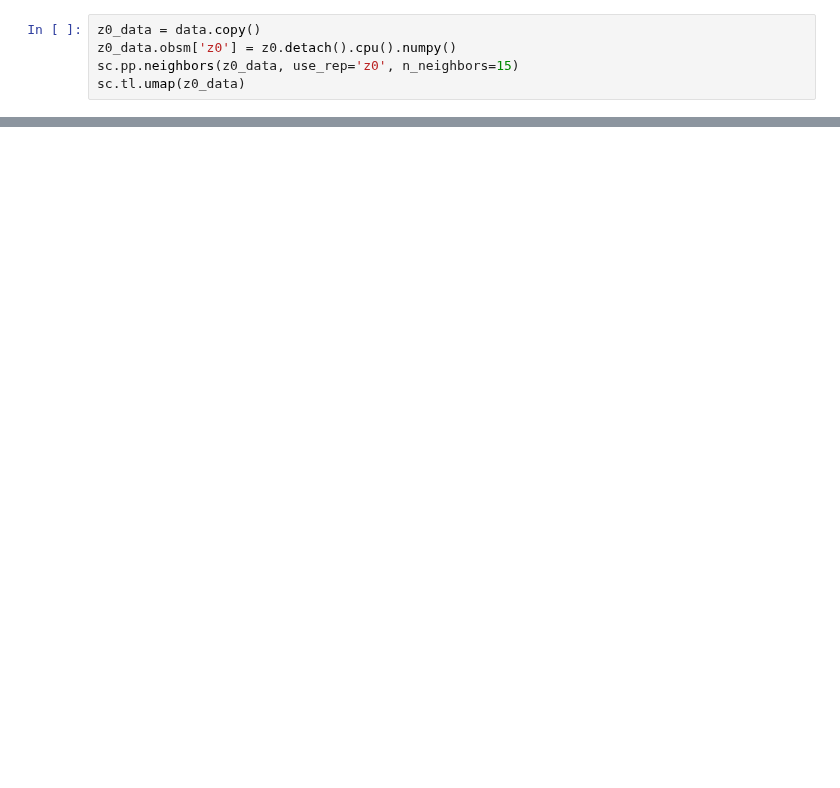
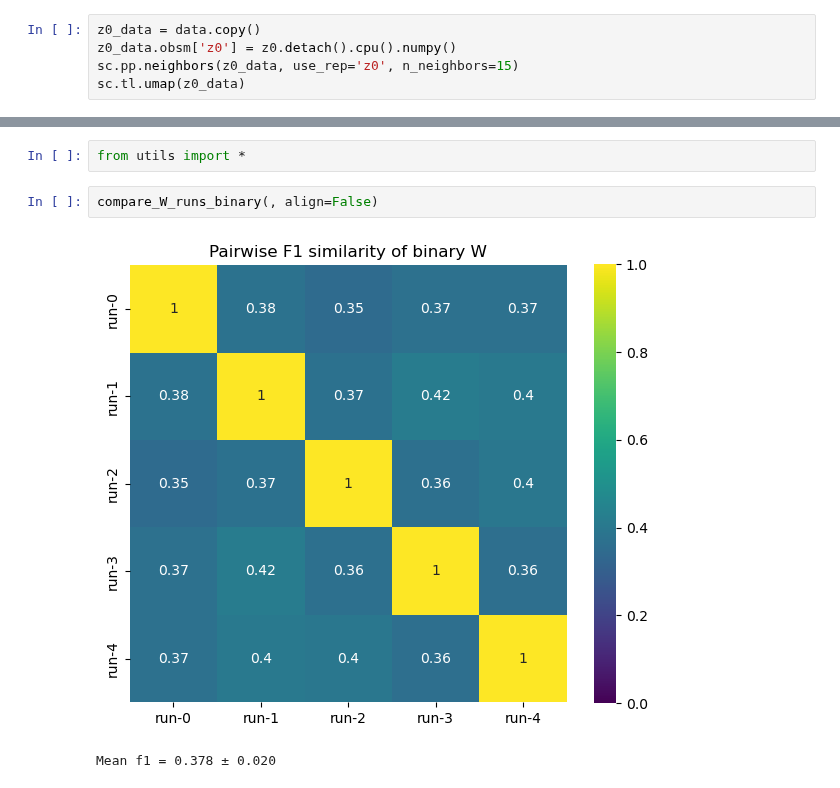
Before and after one commit to azizilab/SHERLOCK, a Jupyter notebook: PerturbVAE/training_test.ipynb, the cells around one changed output, grey strips where cells are left out. Saved outputs shown, nothing was run; the diff lists cells and outputs as text; blank space fills up the shorter version.

```diff
--- a/PerturbVAE/training_test.ipynb
+++ b/PerturbVAE/training_test.ipynb
@@ -387,0 +420,7 @@ Cluster 18  (n=1)
+# %%
+from utils import *
+# %%
+compare_W_runs_binary(, align=False)
+# %% [output]
+[figure, added]
+Mean f1 = 0.378 ± 0.020
```
Also changed, not shown: parts of 30 cells of this notebook, 3 other files.
